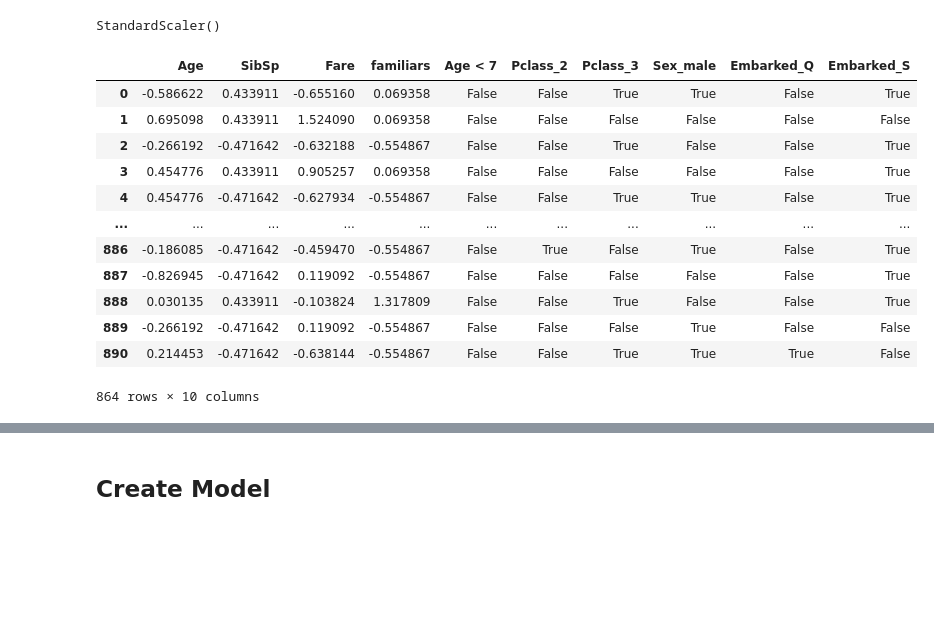
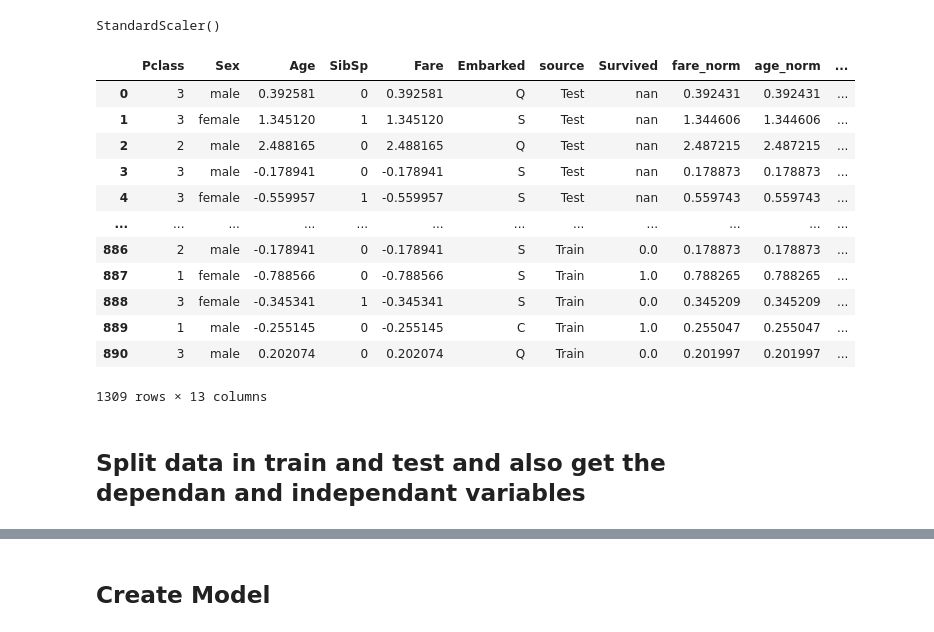
Before and after one commit to ezeriosk/Logistic_Reggresion_Titanic, a Jupyter notebook: log_reg_titanic.ipynb, the cells around one changed output, grey strips where cells are left out. Saved outputs shown, nothing was run; the diff lists cells and outputs as text; code cells hidden in the pictures; blank space fills up the shorter version.

```diff
--- a/log_reg_titanic.ipynb
+++ b/log_reg_titanic.ipynb
@@ -364,10 +379,10 @@ array(['3', '1', '2'], dtype=object)
 ## Feature Engineering
 # %%
 # Create a new column with all the familiars travelling
-train_clean['familiars'] = train_clean['SibSp'] + train_clean['Parch']
+data_clean['familiars'] = data_clean['SibSp'] + data_clean['Parch']
 
 # Drop parch given that we saw that in the results have not enough power
-train_clean.drop(columns='Parch',inplace=True)
+data_clean.drop(columns='Parch',inplace=True)
 # %%
-train_clean['Age < 7'] = train_clean['Age'] < 7
+data_clean['Age < 7'] = data_clean['Age'] < 7
 # %%
@@ -434,3 +411,17 @@ vif
+# %%
+# Create a column with the titles
+
+# Step 1: Extract titles
+data_clean['Title'] = data_clean['Name'].str.extract(r',\s*([^.]+)\.', expand=False)
+
+# Step 2: Get the 4 most common titles
+top_4_titles = data_clean['Title'].value_counts().nlargest(4).index.tolist()
+
+# Step 3: Create a new column 'Title_Main' with the top 4 titles and 'Other'
+data_clean['Title_Main'] = data_clean['Title'].apply(lambda x: x if x in top_4_titles else 'Other')
+
+# Drop name column
+data_clean.drop(columns=['Name','Title'],inplace=True)
 # %% [markdown]
 ## Feature Standarization
 # %%
@@ -443,22 +431,24 @@ scaler.fit(x_train[['Age','SibSp','Fare','familiars']])
 # %% [output]
 StandardScaler()
 # %%
-inputs_scaled = scaler.transform(x_train[['Age','SibSp','Fare','familiars']])
-scaled_x_train = x_train.copy()
-scaled_x_train [['Age','SibSp','Fare','familiars']] = scaler.transform(x_train[['Age','SibSp','Fare','familiars']])
+inputs_scaled = scaler.transform(x_train[['Age','Fare']])
+scaled_data = data_clean.copy()
+scaled_data [['Age','Fare']] = scaler.transform(data_clean[['Age','Fare']])
 # %%
-scaled_x_train
+scaled_data
 # %% [output]
-|  | Age | SibSp | Fare | familiars | Age < 7 | Pclass_2 | Pclass_3 | Sex_male | Embarked_Q | Embarked_S |
-| 0 | -0.586622 | 0.433911 | -0.655160 | 0.069358 | False | False | True | True | False | True |
-| 1 | 0.695098 | 0.433911 | 1.524090 | 0.069358 | False | False | False | False | False | False |
-| 2 | -0.266192 | -0.471642 | -0.632188 | -0.554867 | False | False | True | False | False | True |
-| 3 | 0.454776 | 0.433911 | 0.905257 | 0.069358 | False | False | False | False | False | True |
-| 4 | 0.454776 | -0.471642 | -0.627934 | -0.554867 | False | False | True | True | False | True |
-| ... | ... | ... | ... | ... | ... | ... | ... | ... | ... | ... |
-| 886 | -0.186085 | -0.471642 | -0.459470 | -0.554867 | False | True | False | True | False | True |
-| 887 | -0.826945 | -0.471642 | 0.119092 | -0.554867 | False | False | False | False | False | True |
-| 888 | 0.030135 | 0.433911 | -0.103824 | 1.317809 | False | False | True | False | False | True |
-| 889 | -0.266192 | -0.471642 | 0.119092 | -0.554867 | False | False | False | True | False | False |
-| 890 | 0.214453 | -0.471642 | -0.638144 | -0.554867 | False | False | True | True | True | False |
+|  | Pclass | Sex | Age | SibSp | Fare | Embarked | source | Survived | fare_norm | age_norm | ... |
+| 0 | 3 | male | 0.392581 | 0 | 0.392581 | Q | Test | nan | 0.392431 | 0.392431 | ... |
+| 1 | 3 | female | 1.345120 | 1 | 1.345120 | S | Test | nan | 1.344606 | 1.344606 | ... |
+| 2 | 2 | male | 2.488165 | 0 | 2.488165 | Q | Test | nan | 2.487215 | 2.487215 | ... |
+| 3 | 3 | male | -0.178941 | 0 | -0.178941 | S | Test | nan | 0.178873 | 0.178873 | ... |
+| 4 | 3 | female | -0.559957 | 1 | -0.559957 | S | Test | nan | 0.559743 | 0.559743 | ... |
+| ... | ... | ... | ... | ... | ... | ... | ... | ... | ... | ... | ... |
+| 886 | 2 | male | -0.178941 | 0 | -0.178941 | S | Train | 0.0 | 0.178873 | 0.178873 | ... |
+| 887 | 1 | female | -0.788566 | 0 | -0.788566 | S | Train | 1.0 | 0.788265 | 0.788265 | ... |
+| 888 | 3 | female | -0.345341 | 1 | -0.345341 | S | Train | 0.0 | 0.345209 | 0.345209 | ... |
+| 889 | 1 | male | -0.255145 | 0 | -0.255145 | C | Train | 1.0 | 0.255047 | 0.255047 | ... |
+| 890 | 3 | male | 0.202074 | 0 | 0.202074 | Q | Train | 0.0 | 0.201997 | 0.201997 | ... |
-864 rows × 10 columns
+1309 rows × 13 columns
+# %% [markdown]
+## Split data in train and test and also get the dependan and independant variables
```
Also changed, not shown: parts of 61 cells of this notebook, 1 other file.
